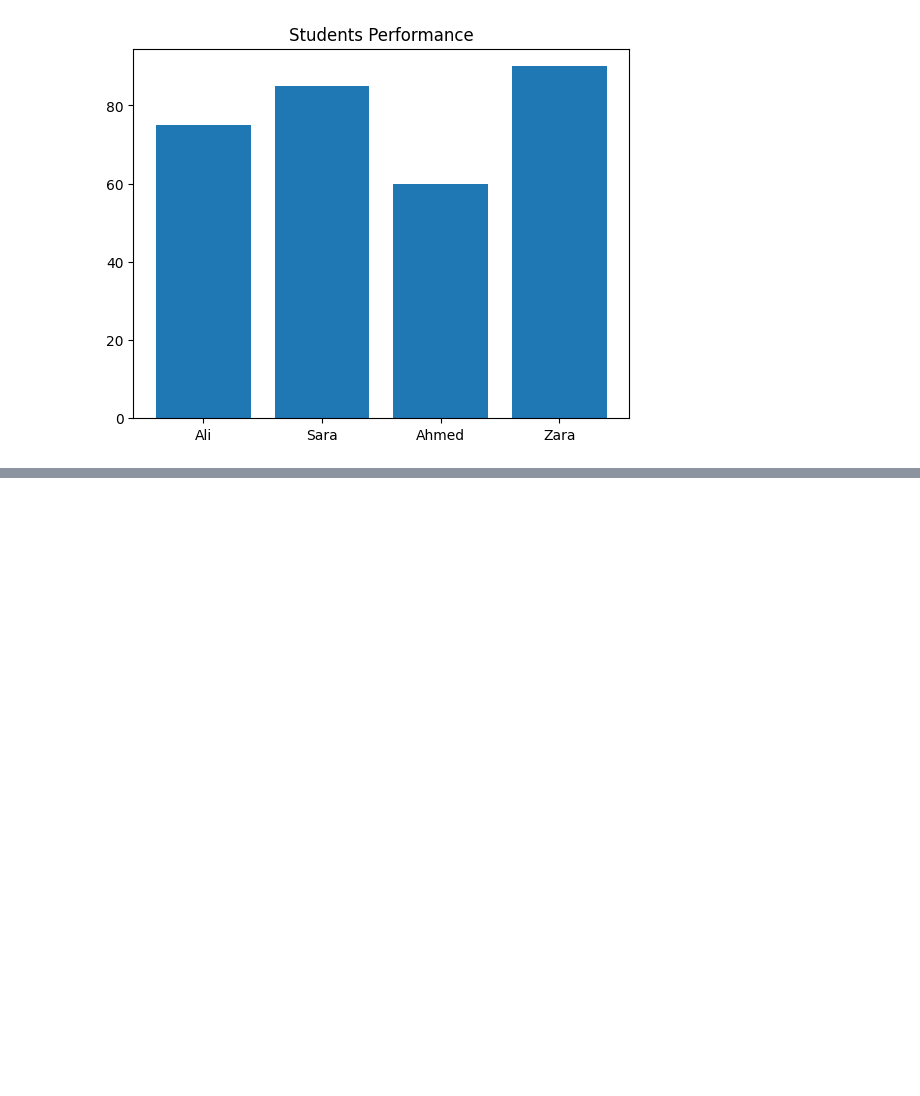
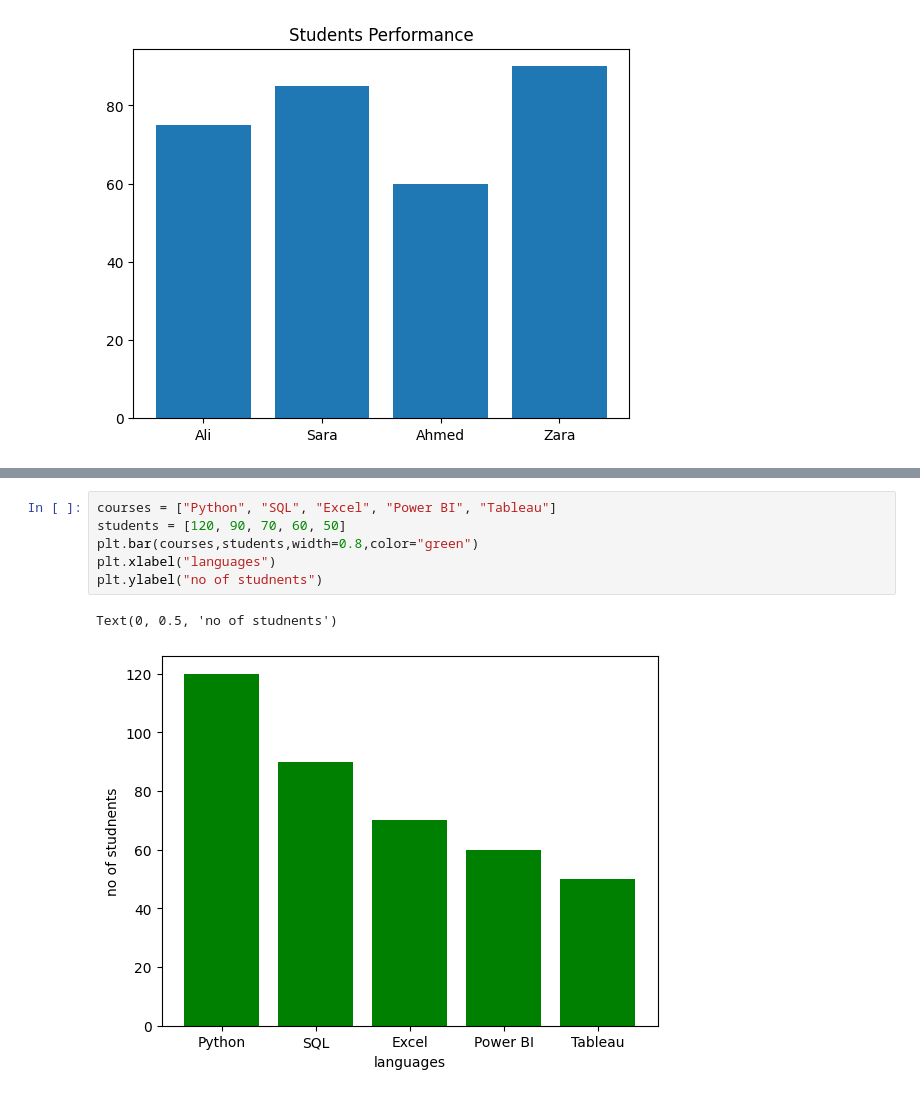
Before and after one commit to Engr-Jawad/Matplotlib_laibrary, a Jupyter notebook: problem1.ipynb, the cells around one changed output, grey strips where cells are left out. Drawn from its saved outputs; the diff is of its cells as text; blank space fills up the shorter version.

```diff
--- a/problem1.ipynb
+++ b/problem1.ipynb
@@ -33,0 +45,9 @@ plt.show()
+# %%
+courses = ["Python", "SQL", "Excel", "Power BI", "Tableau"]
+students = [120, 90, 70, 60, 50]
+plt.bar(courses,students,width=0.8,color="green")
+plt.xlabel("languages")
+plt.ylabel("no of studnents")
+# %% [output]
+Text(0, 0.5, 'no of studnents')
+[figure, added]
```
Also changed, not shown: parts of 2 cells of this notebook.
